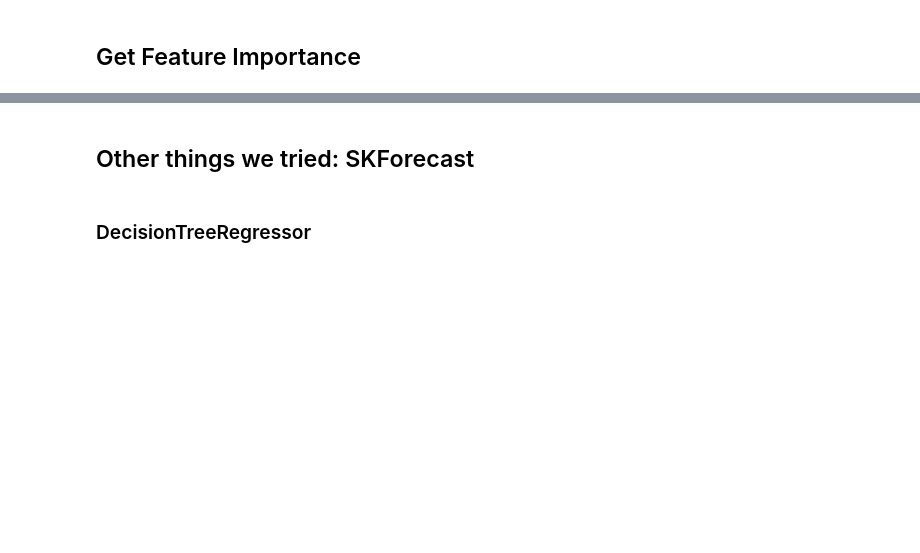
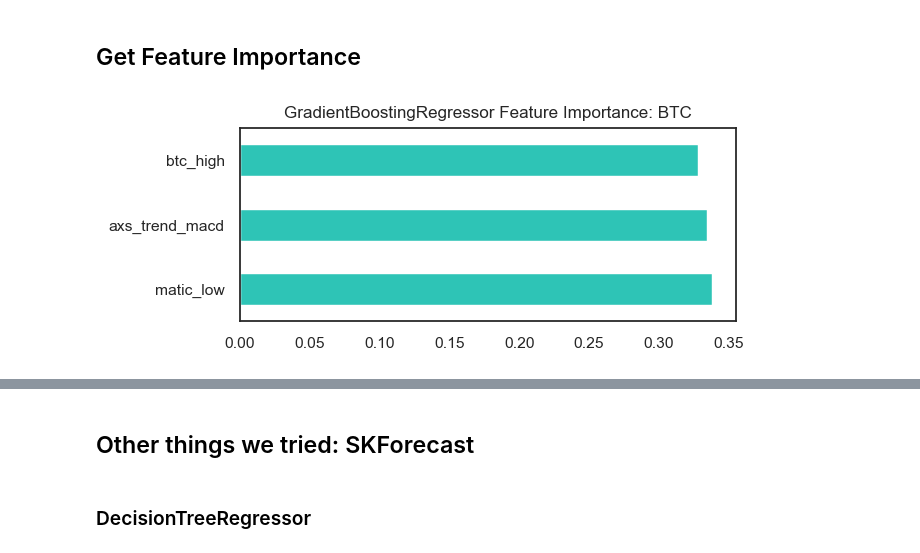
Before and after one commit to LucasNeves27/bc4, a Jupyter notebook: wip/f/BC4_Apex_Models_03.ipynb, the cells around one changed output, grey strips where cells are left out. Saved outputs shown, nothing was run; the diff lists cells and outputs as text; code cells hidden in the pictures; blank space fills up the shorter version.

```diff
--- a/wip/f/BC4_Apex_Models_03.ipynb
+++ b/wip/f/BC4_Apex_Models_03.ipynb
@@ -1190,9 +1242,13 @@ gbr_alt_estimators
 # %% [markdown]
 ## Get Feature Importance
 # %%
-dtr_feats = best_estimator_dtr.named_steps['selectkbest'].get_support() #.steps[2][1].get_support()
-dtr_feats_ = [x_cols[i] for i in range(len(dtr_feats)) if dtr_feats[i]==True]
-dtr_feat_importance = pd.DataFrame([dtr_feats_,gs_dtr.best_estimator_.named_steps.decisiontreeregressor.feature_importances_]).T.sort_values(by=1,ascending=False)[0:3]
+#dtr_feats = best_estimator_dtr.named_steps['selectkbest'].get_support() #.steps[2][1].get_support()
+#dtr_feats_ = [x_cols[i] for i in range(len(dtr_feats)) if dtr_feats[i]==True]
+#dtr_feat_importance = pd.DataFrame([dtr_feats_,gs_dtr.best_estimator_.named_steps.decisiontreeregressor.feature_importances_]).T.sort_values(by=1,ascending=False)[0:3]
+# %%
+gbr_feats = best_estimator_gbr.named_steps['selectkbest'].get_support() #.steps[2][1].get_support()
+gbr_feats_ = [x_cols[i] for i in range(len(gbr_feats)) if dtr_feats[i]==True]
+gbr_feat_importance = pd.DataFrame([gbr_feats_,gs_gbr.best_estimator_.named_steps.gradientboostingregressor.feature_importances_]).T.sort_values(by=1,ascending=False)[0:3]
 # %%
 #gs_dtr.best_estimator_.named_steps.decisiontreeregressor.feature_importances_
 # %%
@@ -1207,12 +1263,15 @@ dtr_feat_importance = pd.DataFrame([dtr_feats_,gs_dtr.best_estimator_.named_step
 #[x_cols[i] for i in range(len(dtr_feats)) if dtr_feats[i]==True]
 # %%
 fig, ax = plt.subplots(figsize=(5,2))
-dtr_feat_importance.reset_index(drop=True).set_index(0).plot(kind='barh', ax=ax)
+gbr_feat_importance.reset_index(drop=True).set_index(0).plot(kind='barh', ax=ax)
 
 ax.set_ylabel(None)
 ax.legend([], frameon=False)
-plt.title('DecisionTreeRegressor Feature Importance: BTC')
+plt.title('GradientBoostingRegressor Feature Importance: BTC')
+save_fig('GradientBoostingRegressor Feature Importance: BTC', fig)
 plt.show()
+# %% [output]
+[figure, added]
 # %%
 fig, ax = plt.subplots(figsize=(7,19))
 pd.DataFrame([gs_dtr.best_estimator_.named_steps['selectkbest'].scores_,x_cols]).T\
```
Also changed, not shown: parts of 16 cells of this notebook, 2 other files.
